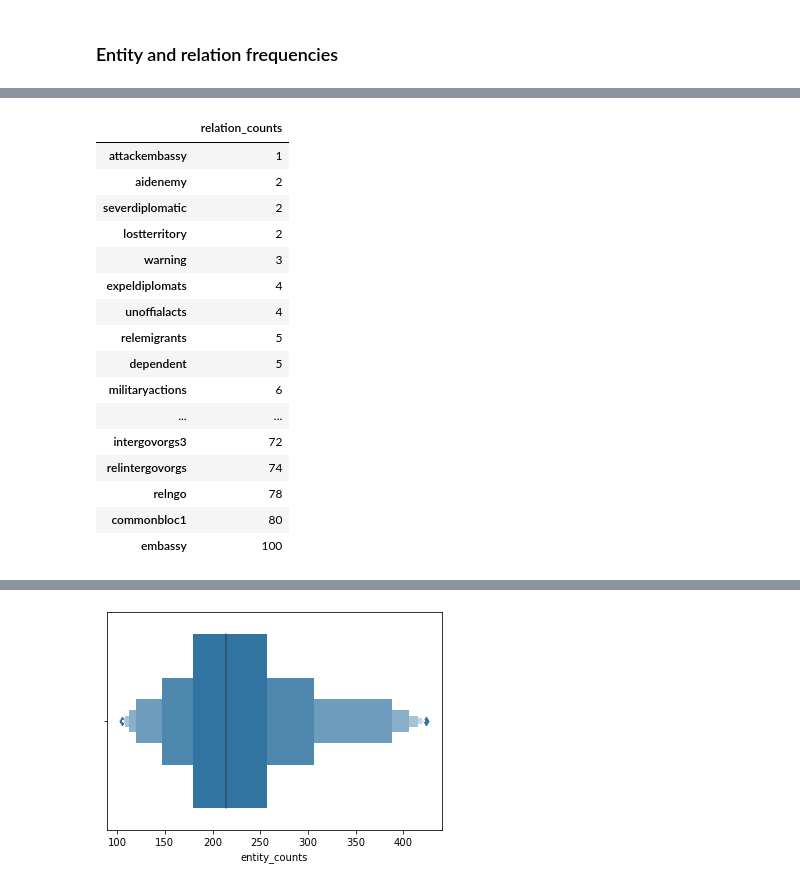
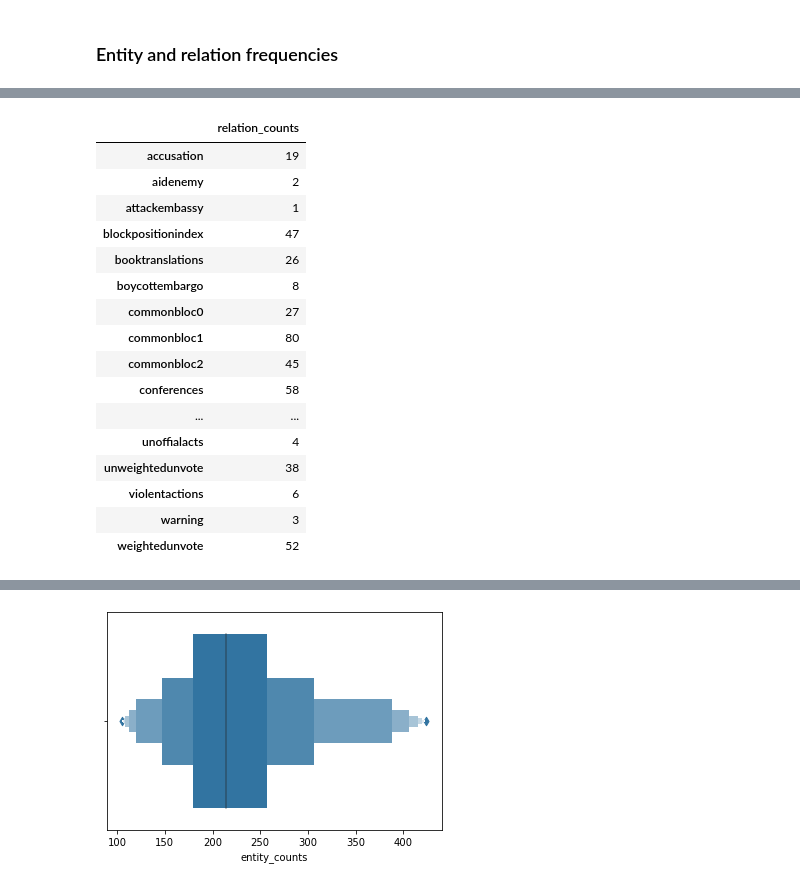
Before and after one commit to ravipatelxyz/kbc-meta, a Jupyter notebook: dataset_exploration.ipynb, the cells around one changed output, grey strips where cells are left out. Saved outputs shown, nothing was run; the diff lists cells and outputs as text; code cells hidden in the pictures.

```diff
--- a/dataset_exploration.ipynb
+++ b/dataset_exploration.ipynb
@@ -172,21 +294,21 @@ df_entity_counts
 # %%
-df_relation_counts = pd.DataFrame.from_dict({"relation_counts": relation_counts_train}).sort_values("relation_counts")
+df_relation_counts = pd.DataFrame.from_dict({"relation_counts": relation_counts_train}).sort_index()
 df_relation_counts
 # %% [output]
 |  | relation_counts |
+| accusation | 19 |
+| aidenemy | 2 |
 | attackembassy | 1 |
-| aidenemy | 2 |
-| severdiplomatic | 2 |
-| lostterritory | 2 |
+| blockpositionindex | 47 |
+| booktranslations | 26 |
+| boycottembargo | 8 |
+| commonbloc0 | 27 |
+| commonbloc1 | 80 |
+| commonbloc2 | 45 |
+| conferences | 58 |
+| ... | ... |
+| unoffialacts | 4 |
+| unweightedunvote | 38 |
+| violentactions | 6 |
 | warning | 3 |
-| expeldiplomats | 4 |
-| unoffialacts | 4 |
-| relemigrants | 5 |
-| dependent | 5 |
-| militaryactions | 6 |
-| ... | ... |
-| intergovorgs3 | 72 |
-| relintergovorgs | 74 |
-| relngo | 78 |
-| commonbloc1 | 80 |
-| embassy | 100 |
+| weightedunvote | 52 |
```
Also changed, not shown: parts of 7 cells of this notebook, 1 other file.
